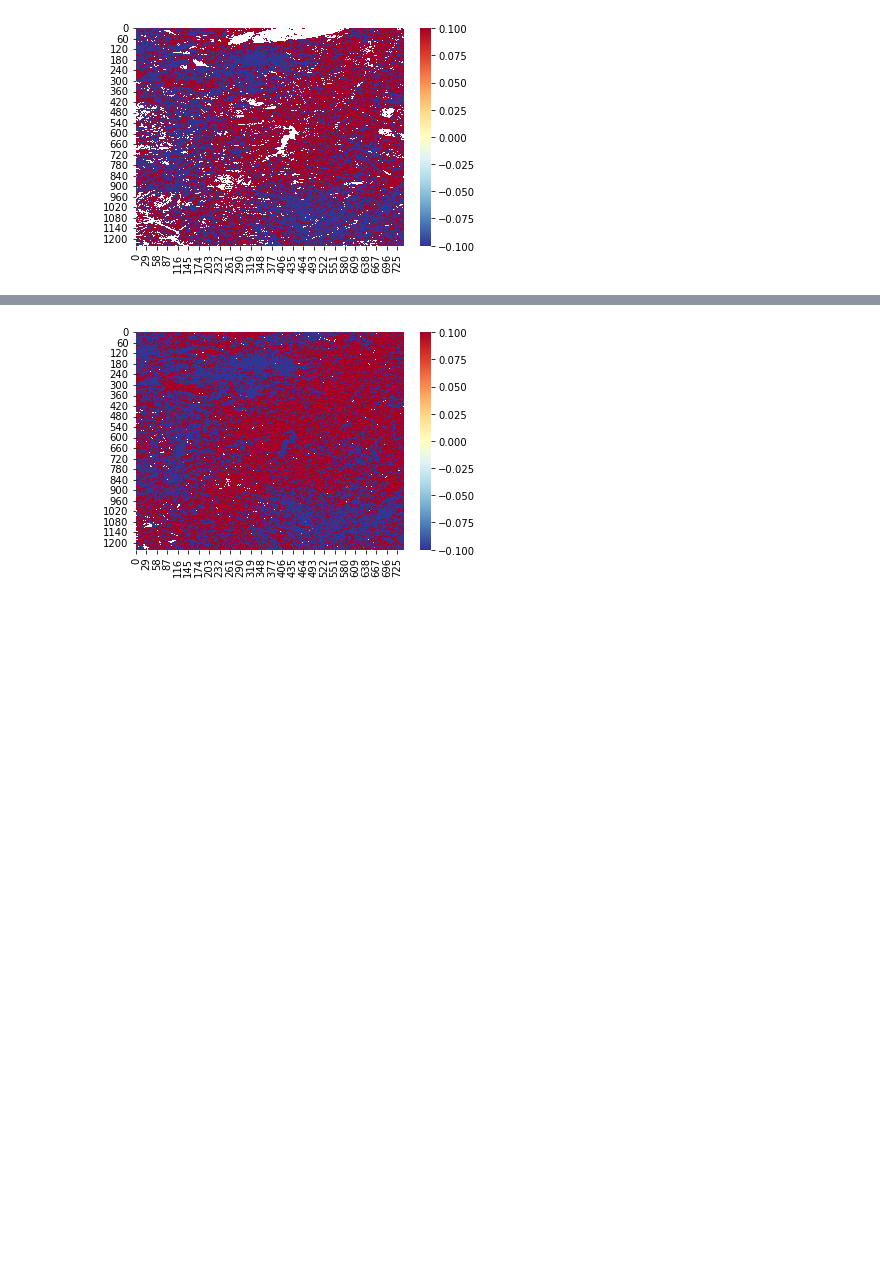
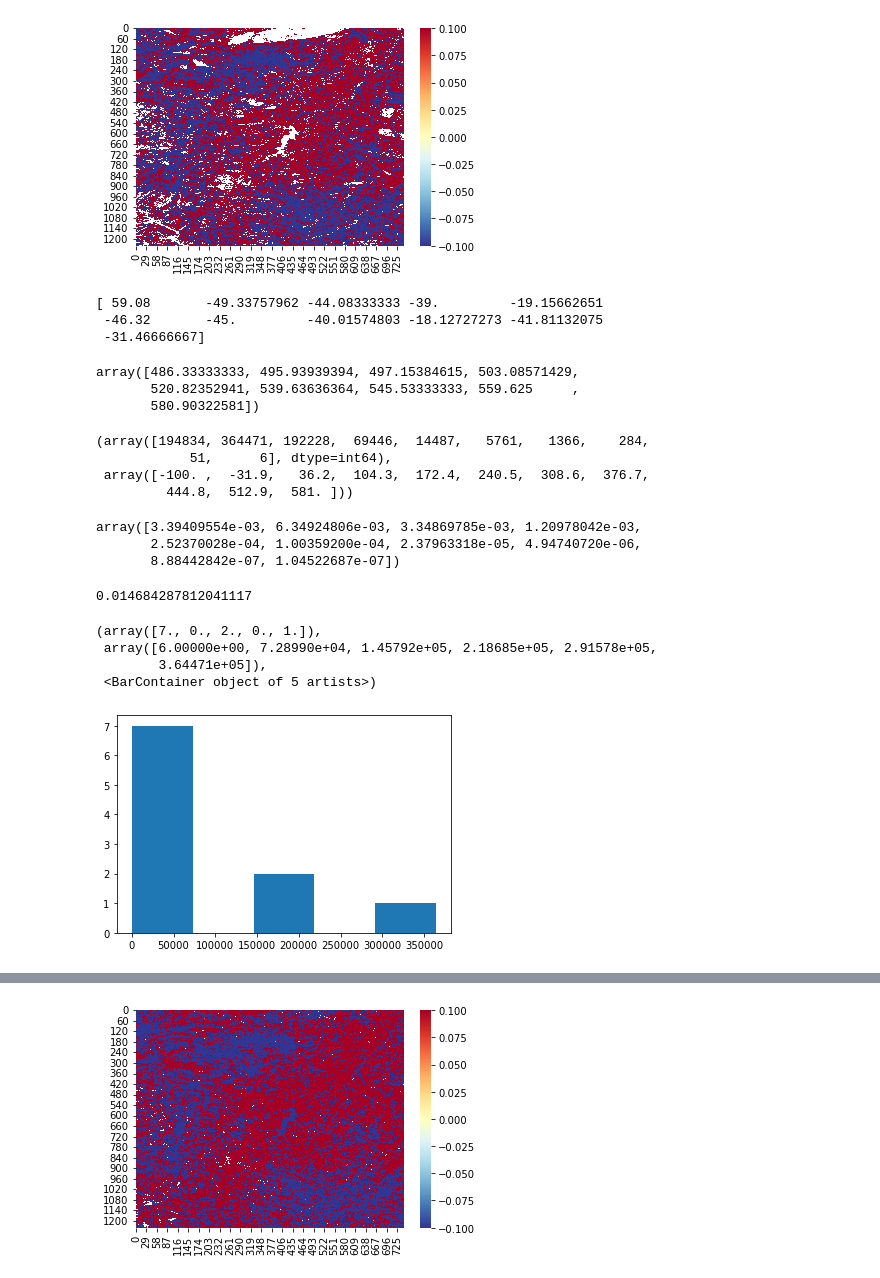
Before and after one commit to kvenable2011/VELMA_BC_Best_DA, a Jupyter notebook: 050422Biomass Compare Update.ipynb, the cells around one changed output, grey strips where cells are left out. Drawn from its saved outputs; the diff is of its cells as text; code cells hidden in the pictures; blank space fills up the shorter version.

```diff
--- a/050422Biomass Compare Update.ipynb
+++ b/050422Biomass Compare Update.ipynb
@@ -151,3 +179,45 @@ DescribeResult(nobs=array([1122, 1128, 1130, 1150, 1145, 1150, 1157, 1172, 1175,
 ax = sns.heatmap(pd_whgs_lbqgs, cmap='RdYlBu_r')
 # %% [output]
 [figure]
+# %%
+nan_pd_whlbq = np.isnan(pd_whgs_lbqgs)
+not_nan_pd_whlbq =~ nan_pd_whlbq
+pd_whlbq_2 = pd_whgs_lbqgs[not_nan_pd_whlbq]
+print(pd_whlbq_2[0:11])
+# %% [output]
+[ 59.08       -49.33757962 -44.08333333 -39.         -19.15662651
+ -46.32       -45.         -40.01574803 -18.12727273 -41.81132075
+ -31.46666667]
+# %%
+np.unique(pd_whlbq_2)[-10:-1]
+# %% [output]
+array([486.33333333, 495.93939394, 497.15384615, 503.08571429,
+       520.82352941, 539.63636364, 545.53333333, 559.625     ,
+       580.90322581])
+# %%
+a=np.histogram(pd_whlbq_2, range=(-100,581))
+a
+# %% [output]
+(array([194834, 364471, 192228,  69446,  14487,   5761,   1366,    284,
+            51,      6], dtype=int64),
+ array([-100. ,  -31.9,   36.2,  104.3,  172.4,  240.5,  308.6,  376.7,
+         444.8,  512.9,  581. ]))
+# %%
+a_hist, bin_edges = np.histogram(pd_whlbq_2, range=(-100,581), density=True)
+a_hist
+# %% [output]
+array([3.39409554e-03, 6.34924806e-03, 3.34869785e-03, 1.20978042e-03,
+       2.52370028e-04, 1.00359200e-04, 2.37963318e-05, 4.94740720e-06,
+       8.88442842e-07, 1.04522687e-07])
+# %%
+a_hist.sum()
+# %% [output]
+0.014684287812041117
+# %%
+plt.hist(a_hist, bins='auto')
+# %% [output]
+(array([7., 0., 2., 0., 1.]),
+ array([6.00000e+00, 7.28990e+04, 1.45792e+05, 2.18685e+05, 2.91578e+05,
+        3.64471e+05]),
+ <BarContainer object of 5 artists>)
+[figure, added]
```
Also changed, not shown: parts of 13 cells of this notebook, 2 other files.
